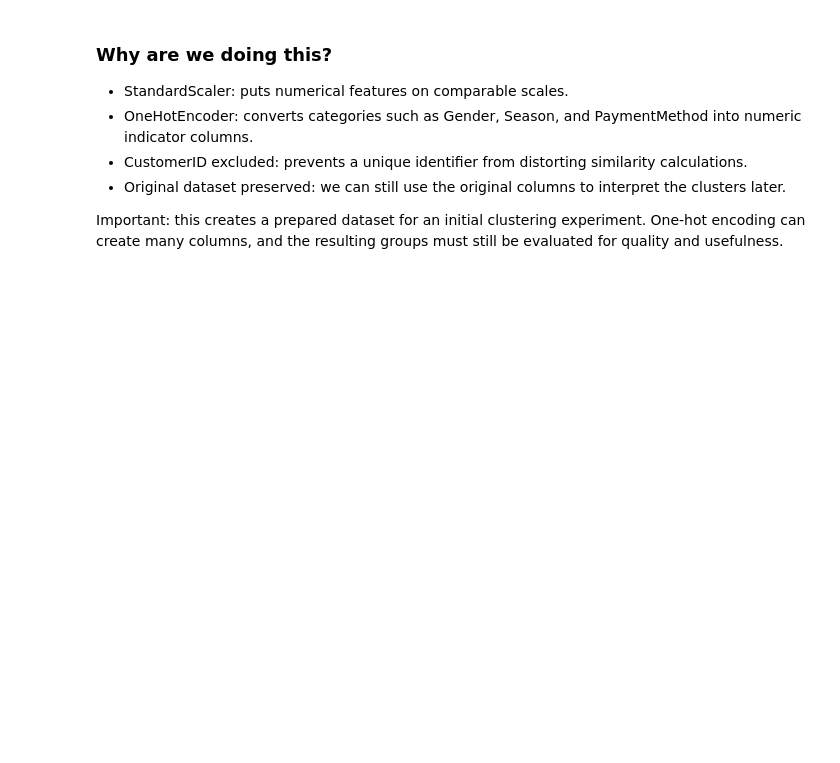
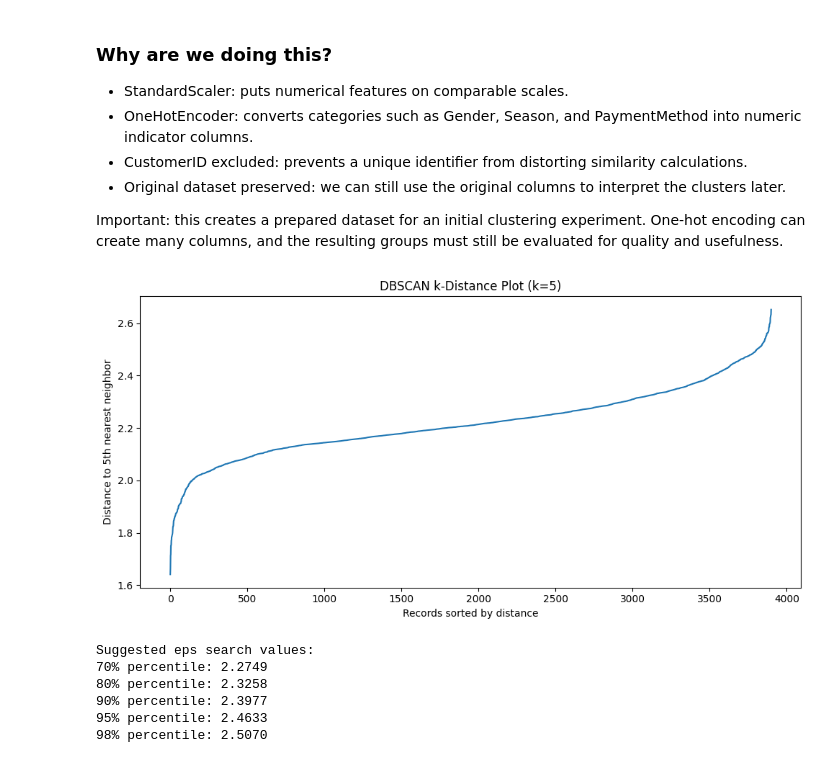
Before and after one commit to SadabAli/Customer-Sigmentation, a Jupyter notebook: EDA.ipynb, the cells around one changed output. Cells and saved outputs as stored; diff of their text form; code cells hidden in the pictures; blank space fills up the shorter version.

```diff
--- a/EDA.ipynb
+++ b/EDA.ipynb
@@ -724,3 +724,46 @@ Saved: customer_segmentation_prepared.csv
 - Original dataset preserved: we can still use the original columns to interpret the clusters later.
 
 Important: this creates a prepared dataset for an initial clustering experiment. One-hot encoding can create many columns, and the resulting groups must still be evaluated for quality and usefulness.
+# %%
+
+import numpy as np
+import pandas as pd
+import matplotlib.pyplot as plt
+
+from sklearn.neighbors import NearestNeighbors
+from sklearn.cluster import DBSCAN
+from sklearn.metrics import silhouette_score
+
+# Use the 29 prepared features
+X_dbscan = X_prepared.to_numpy(dtype=float)
+
+# Estimate distances to the 5th nearest neighbor
+min_samples_reference = 5
+
+neighbors = NearestNeighbors(
+    n_neighbors=min_samples_reference
+)
+neighbors.fit(X_dbscan)
+
+distances, _ = neighbors.kneighbors(X_dbscan)
+k_distances = np.sort(distances[:, -1])
+
+plt.figure(figsize=(10, 5))
+plt.plot(k_distances)
+plt.title("DBSCAN k-Distance Plot (k=5)")
+plt.xlabel("Records sorted by distance")
+plt.ylabel("Distance to 5th nearest neighbor")
+plt.tight_layout()
+plt.show()
+
+print("Suggested eps search values:")
+for q in [0.70, 0.80, 0.90, 0.95, 0.98]:
+    print(f"{q:.0%} percentile: {np.quantile(k_distances, q):.4f}")
+# %% [output]
+[figure, added]
+Suggested eps search values:
+70% percentile: 2.2749
+80% percentile: 2.3258
+90% percentile: 2.3977
+95% percentile: 2.4633
+98% percentile: 2.5070
```
Also changed, not shown: parts of 5 cells of this notebook, 3 other files.
